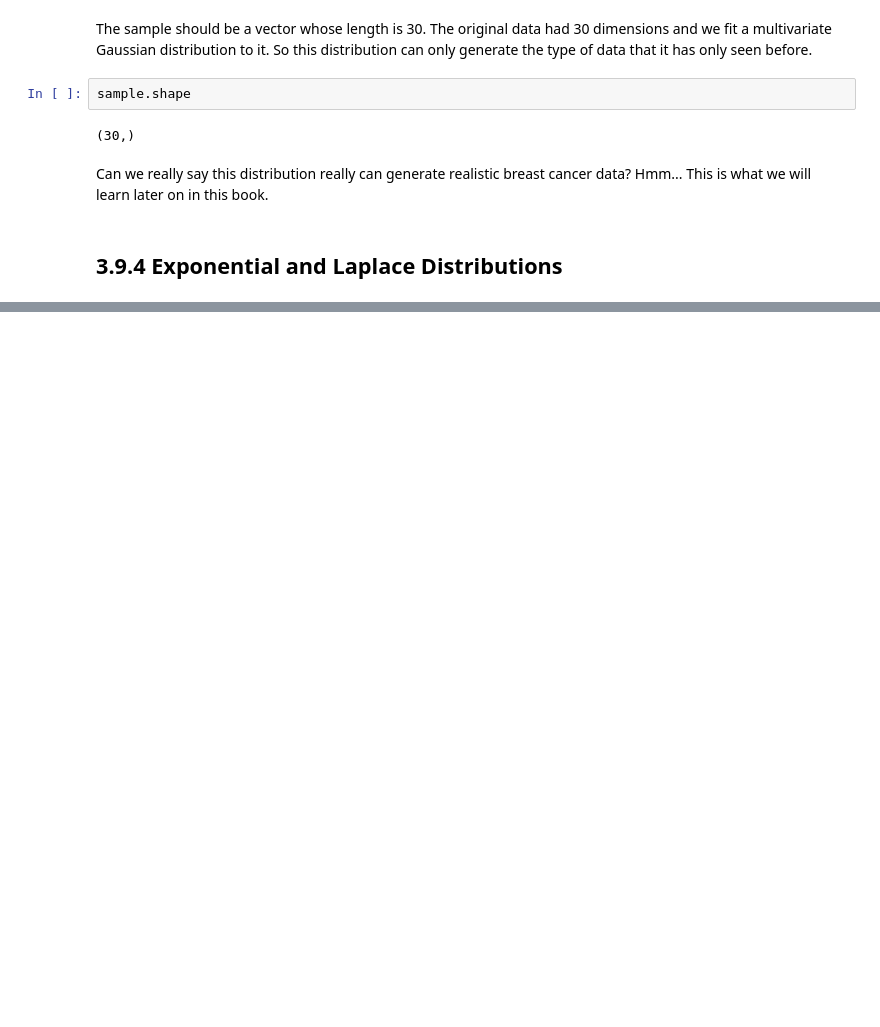
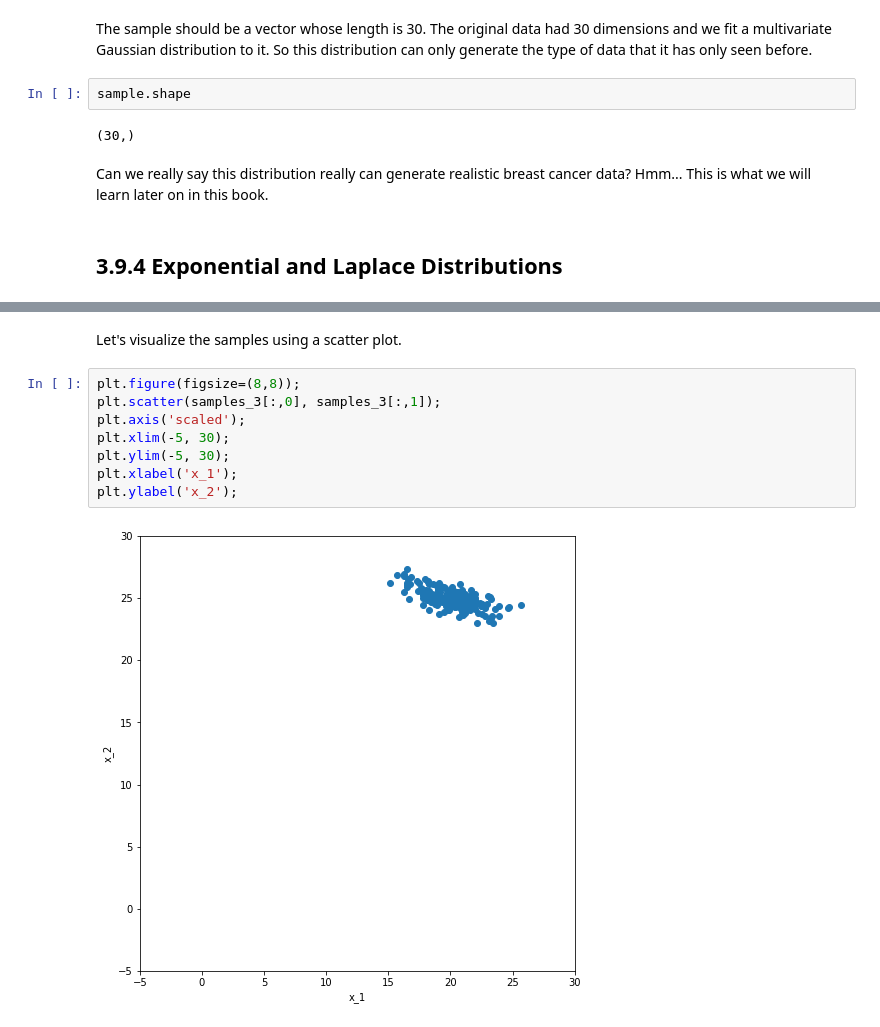
Before and after one commit to tae898/DeepLearning, a Jupyter notebook: Chapter03_Probability_and_Information_Theory.ipynb, the cells around one changed output, grey strips where cells are left out. Saved outputs shown, nothing was run; the diff lists cells and outputs as text; blank space fills up the shorter version.

```diff
--- a/Chapter03_Probability_and_Information_Theory.ipynb
+++ b/Chapter03_Probability_and_Information_Theory.ipynb
@@ -997,0 +1093,12 @@ Can we really say this distribution really can generate realistic breast cancer
+# %% [markdown]
+Let's visualize the samples using a scatter plot.
+# %%
+plt.figure(figsize=(8,8));
+plt.scatter(samples_3[:,0], samples_3[:,1]);
+plt.axis('scaled');
+plt.xlim(-5, 30);
+plt.ylim(-5, 30);
+plt.xlabel('x_1');
+plt.ylabel('x_2');
+# %% [output]
+[figure, added]
```
Also changed, not shown: parts of 134 cells of this notebook.
